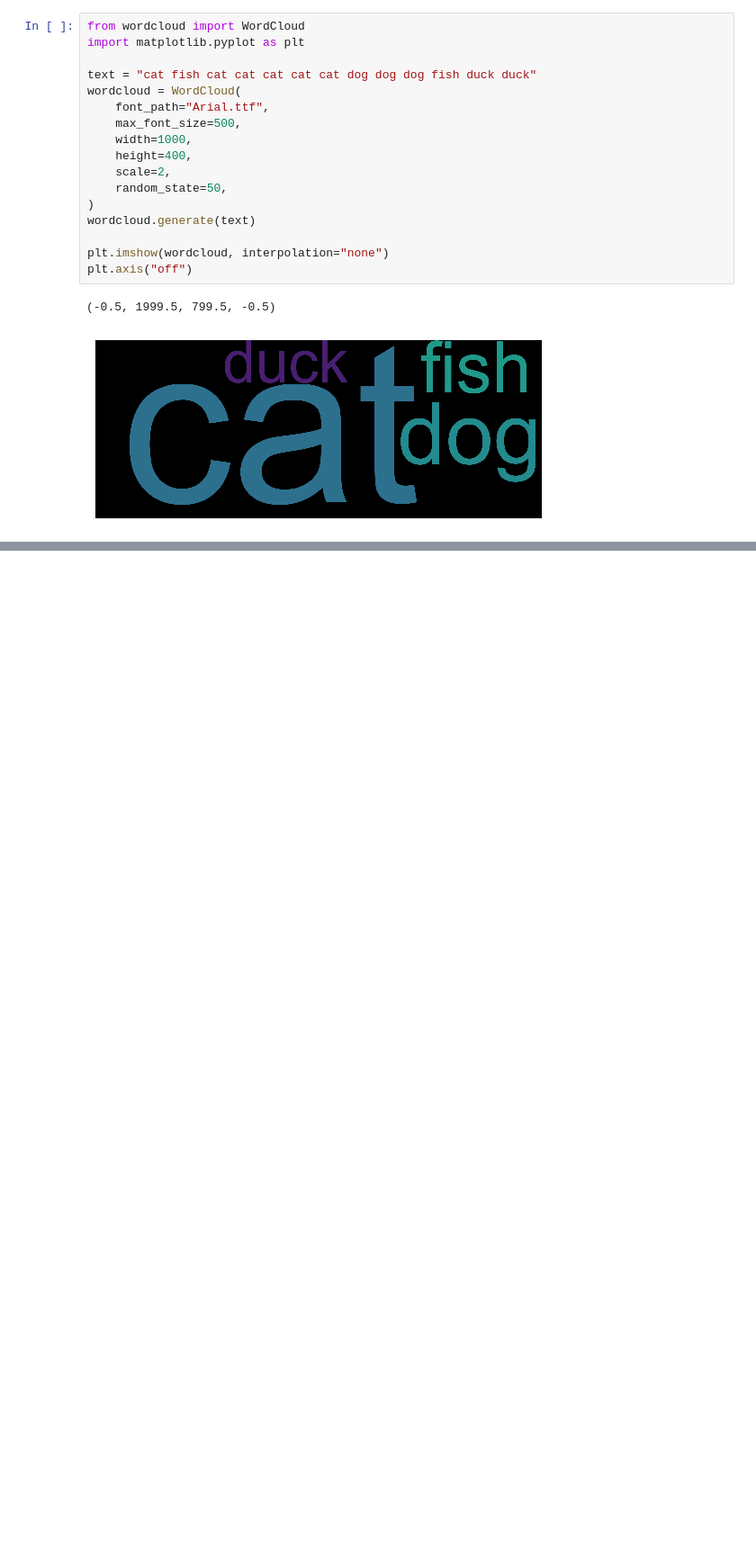
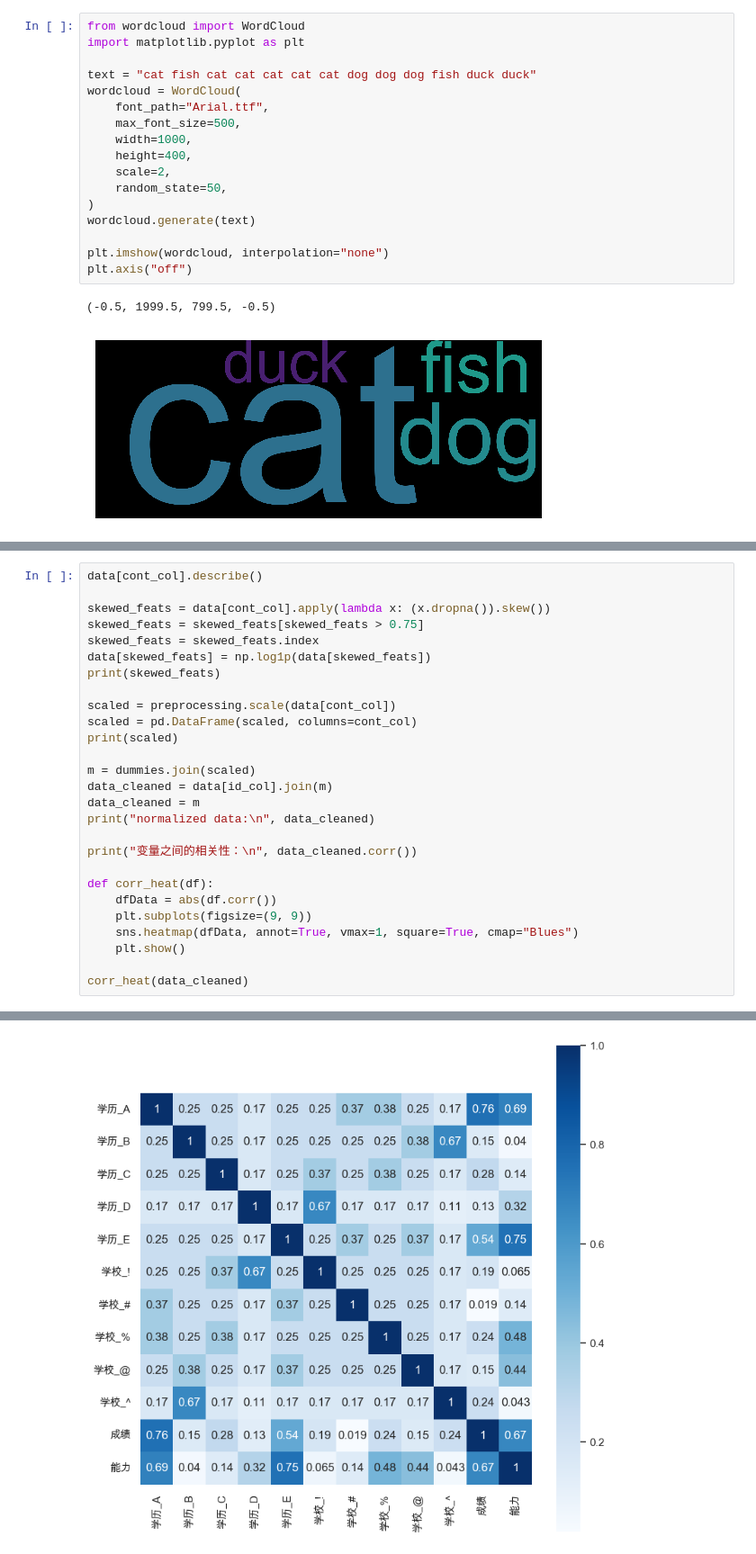
Before and after one commit to ChenZihan-sudo/CS101-Fundamental-Zone, a Jupyter notebook: Python/template_and_practice/practice6.ipynb, the cells around one changed output, grey strips where cells are left out. Shown at 90% size. Drawn from its saved outputs; the diff is of its cells as text; blank space fills up the shorter version.

```diff
--- a/Python/template_and_practice/practice6.ipynb
+++ b/Python/template_and_practice/practice6.ipynb
@@ -219,0 +322,28 @@ plt.axis("off")
+# %%
+data[cont_col].describe()
+
+skewed_feats = data[cont_col].apply(lambda x: (x.dropna()).skew())
+skewed_feats = skewed_feats[skewed_feats > 0.75]
+skewed_feats = skewed_feats.index
+data[skewed_feats] = np.log1p(data[skewed_feats])
+print(skewed_feats)
+
+scaled = preprocessing.scale(data[cont_col])
+scaled = pd.DataFrame(scaled, columns=cont_col)
+print(scaled)
+
+m = dummies.join(scaled)
+data_cleaned = data[id_col].join(m)
+data_cleaned = m
+print("normalized data:\n", data_cleaned)
+
+print("变量之间的相关性：\n", data_cleaned.corr())
+
+def corr_heat(df):
+    dfData = abs(df.corr())
+    plt.subplots(figsize=(9, 9))
+    sns.heatmap(dfData, annot=True, vmax=1, square=True, cmap="Blues")
+    plt.show()
+
+corr_heat(data_cleaned)
+# %% [output]
@@ -219,0 +367 @@ plt.axis("off")
+[figure, added]
```
Also changed, not shown: parts of 7 cells of this notebook, 19 other files.
